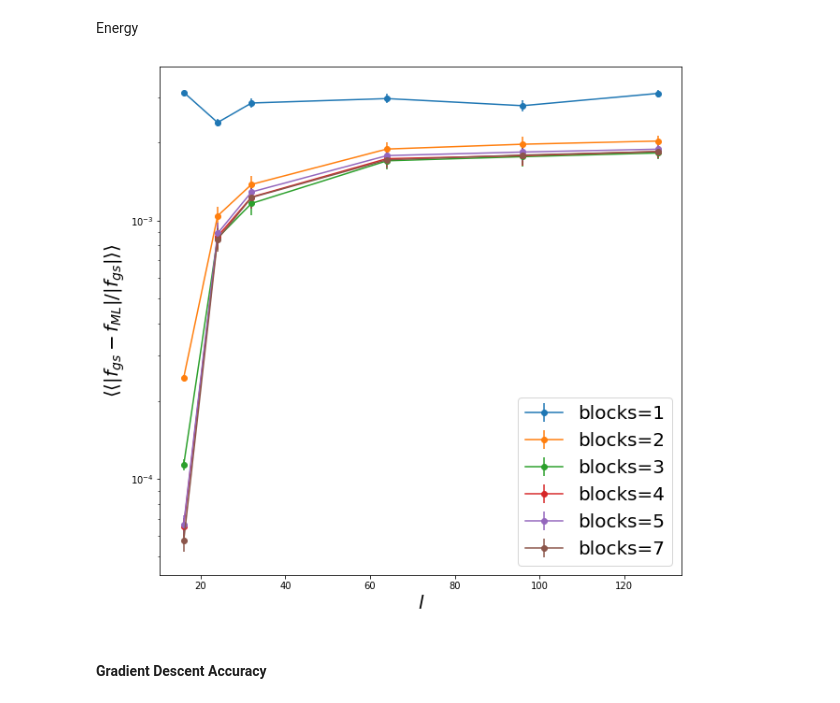
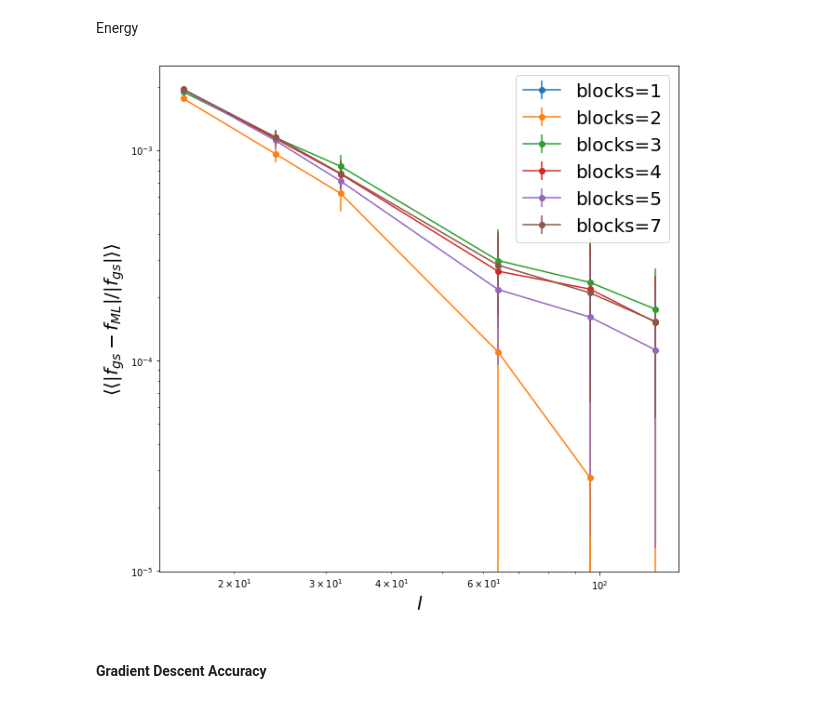
Before and after one commit to emacosta95/dft_for_ising, a Jupyter notebook: test_neural_networks_2nn_case.ipynb, the cells around one changed output. Drawn from its saved outputs; the diff is of its cells as text; code cells hidden in the pictures.

```diff
--- a/test_neural_networks_2nn_case.ipynb
+++ b/test_neural_networks_2nn_case.ipynb
@@ -801,14 +786,15 @@ Energy
 # %%
 plt.figure(figsize=(10,10))
 for i in range(len(models_name)):
-    plt.errorbar(ls,des[i],yerr=devde,marker='o',label=f'blocks={blocks[i]}')
+    plt.errorbar(ls,[-1*des[i][j]+0.002 for j in range(len(ls))],yerr=devde,marker='o',label=f'blocks={blocks[i]}')
 plt.legend(fontsize=20)
-plt.semilogy()
+plt.plot(0.001*np.arange(len(ls))**(0.5))
+plt.loglog()
 plt.xlabel(r'$l$',fontsize=20)
 plt.ylabel(r'$\langle \langle|f_{gs}-f_{ML}|/|f_{gs}| \rangle \rangle$',fontsize=20)
 plt.show()
 # %% [output]
-[figure, old version]
+[figure, new version]
 # %% [markdown]
 #### Gradient Descent Accuracy
 # %%
```
Also changed, not shown: parts of 3 cells of this notebook, 6 other files.
